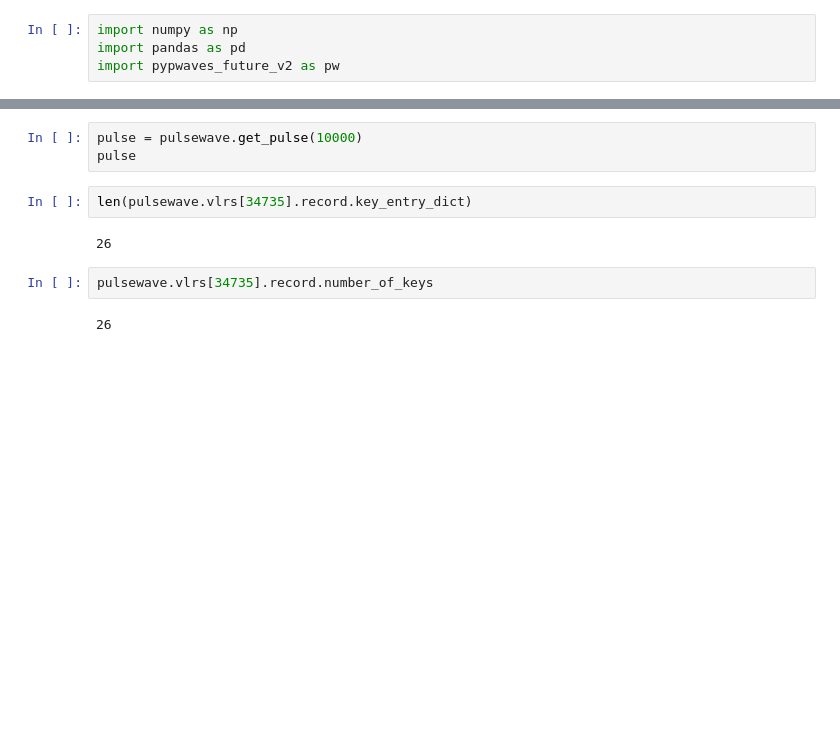
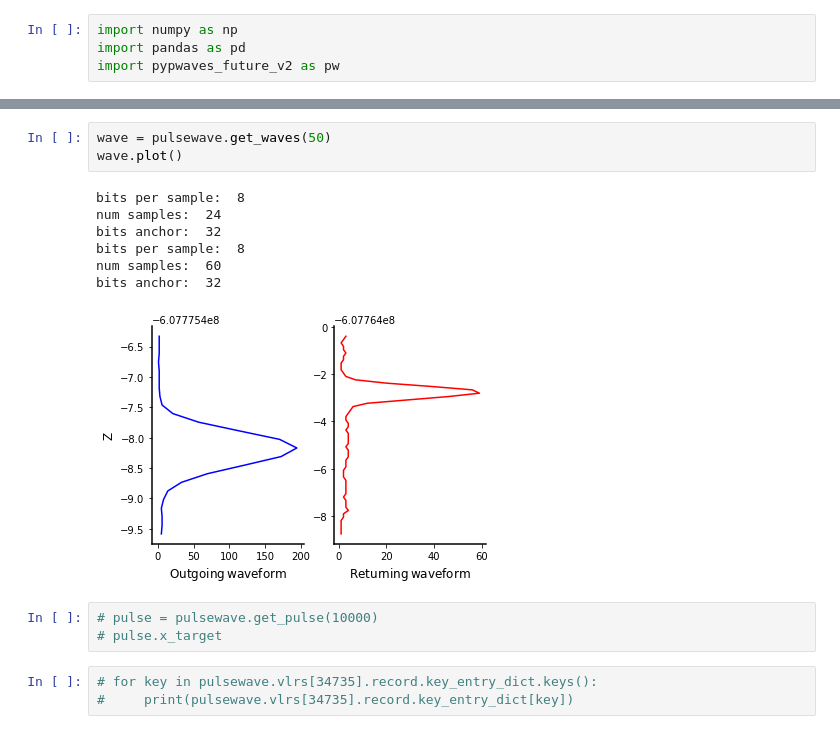
Before and after one commit to mihamerstan/lidar_metrics, a Jupyter notebook: pypwaves_test.ipynb, the cells around one changed output, grey strips where cells are left out. Drawn from its saved outputs; the diff is of its cells as text; blank space fills up the shorter version.

```diff
--- a/pypwaves_test.ipynb
+++ b/pypwaves_test.ipynb
@@ -30,11 +28,17 @@ wave.plot()
+# %%
+wave = pulsewave.get_waves(50)
+wave.plot()
+# %% [output]
+bits per sample:  8
+num samples:  24
+bits anchor:  32
+bits per sample:  8
+num samples:  60
+bits anchor:  32
+[figure, added]
 # %%
-pulse = pulsewave.get_pulse(10000)
-pulse
+# pulse = pulsewave.get_pulse(10000)
+# pulse.x_target
-# %%
-len(pulsewave.vlrs[34735].record.key_entry_dict)
-# %% [output]
-26
-# %%
-pulsewave.vlrs[34735].record.number_of_keys
-# %% [output]
-26
+# %%
+# for key in pulsewave.vlrs[34735].record.key_entry_dict.keys():
+#     print(pulsewave.vlrs[34735].record.key_entry_dict[key])
```
Also changed, not shown: parts of 5 cells of this notebook, 1 other file.
